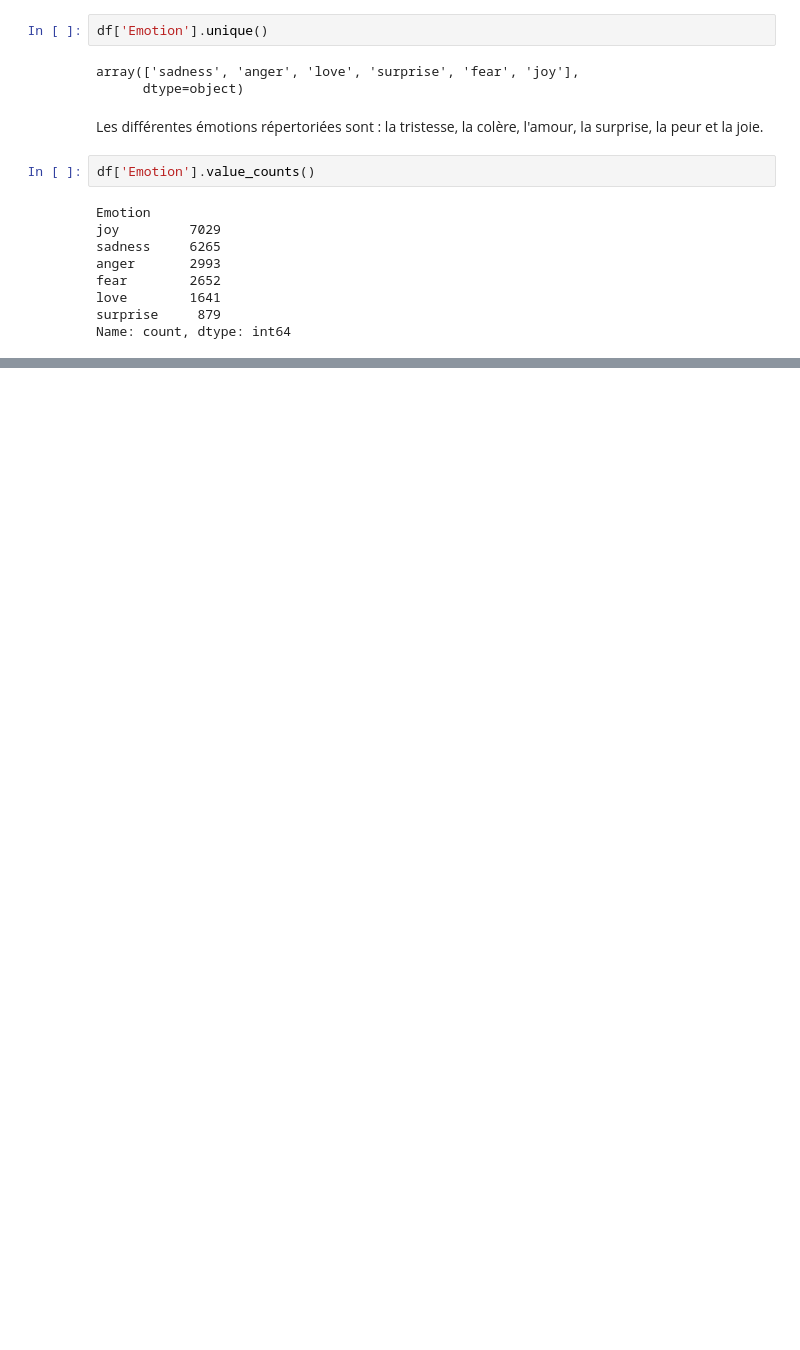
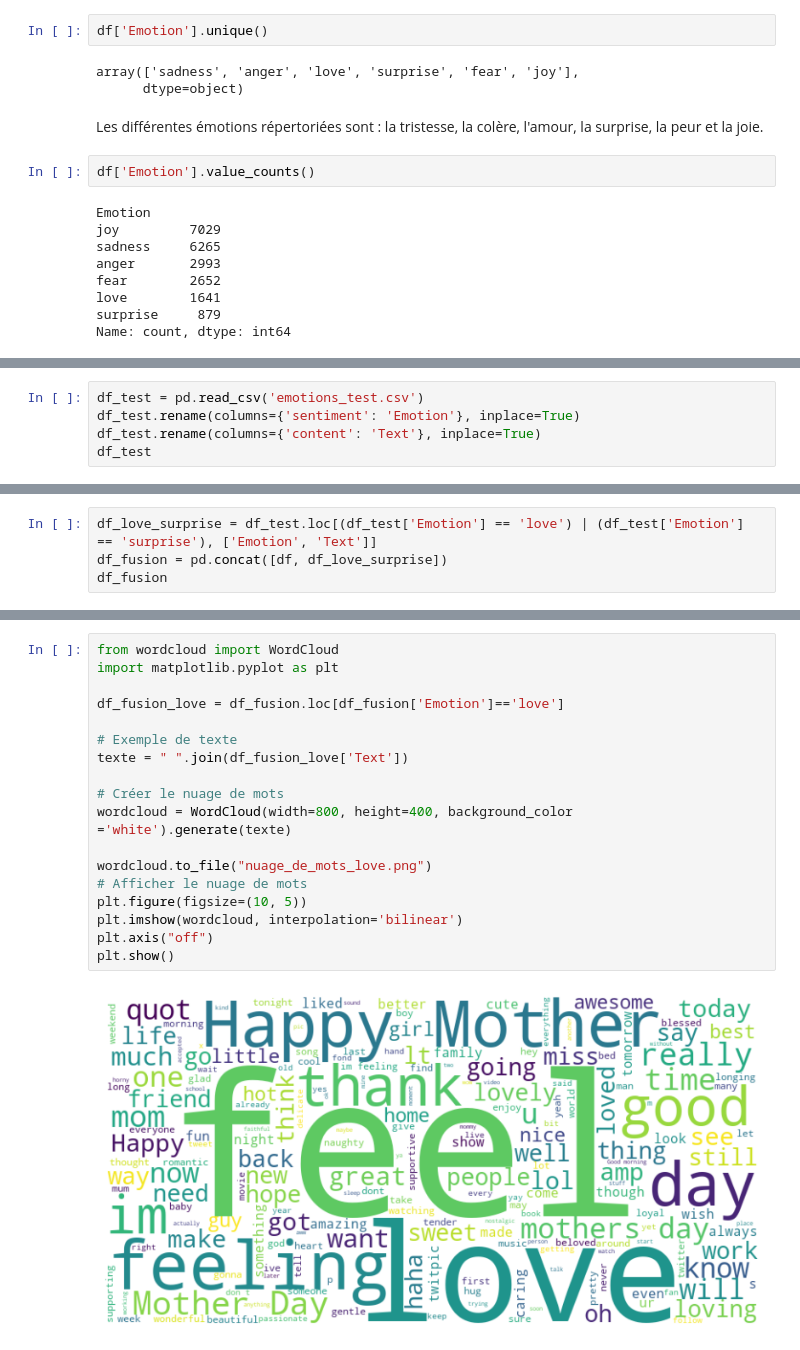
Before and after one commit to Antho-SJ/ml-in-the-clouds, a Jupyter notebook: datanalysis.ipynb, the cells around one changed output, grey strips where cells are left out. Saved outputs shown, nothing was run; the diff lists cells and outputs as text; blank space fills up the shorter version.

```diff
--- a/datanalysis.ipynb
+++ b/datanalysis.ipynb
@@ -49,0 +95,5 @@ Name: count, dtype: int64
+# %%
+df_test = pd.read_csv('emotions_test.csv')
+df_test.rename(columns={'sentiment': 'Emotion'}, inplace=True)
+df_test.rename(columns={'content': 'Text'}, inplace=True)
+df_test
@@ -49,0 +132,4 @@ Name: count, dtype: int64
+# %%
+df_love_surprise = df_test.loc[(df_test['Emotion'] == 'love') | (df_test['Emotion'] == 'surprise'), ['Emotion', 'Text']]
+df_fusion = pd.concat([df, df_love_surprise])
+df_fusion
@@ -49,0 +186,20 @@ Name: count, dtype: int64
+# %%
+from wordcloud import WordCloud
+import matplotlib.pyplot as plt
+
+df_fusion_love = df_fusion.loc[df_fusion['Emotion']=='love']
+
+# Exemple de texte
+texte = " ".join(df_fusion_love['Text'])
+
+# Créer le nuage de mots
+wordcloud = WordCloud(width=800, height=400, background_color ='white').generate(texte)
+
+wordcloud.to_file("nuage_de_mots_love.png")
+# Afficher le nuage de mots
+plt.figure(figsize=(10, 5))
+plt.imshow(wordcloud, interpolation='bilinear')
+plt.axis("off")
+plt.show()
+# %% [output]
+[figure, added]
```
Also changed, not shown: parts of 10 cells of this notebook.
